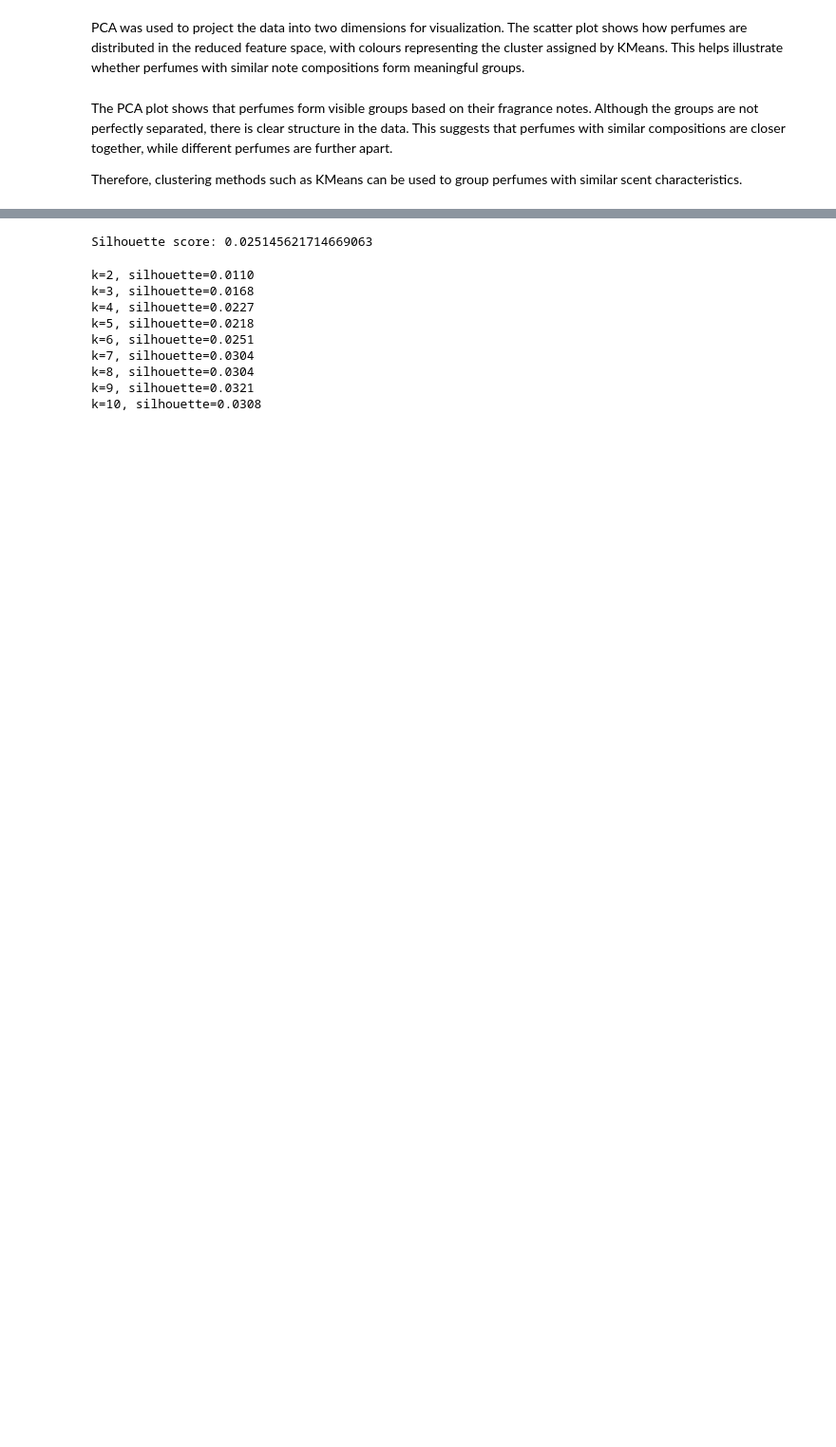
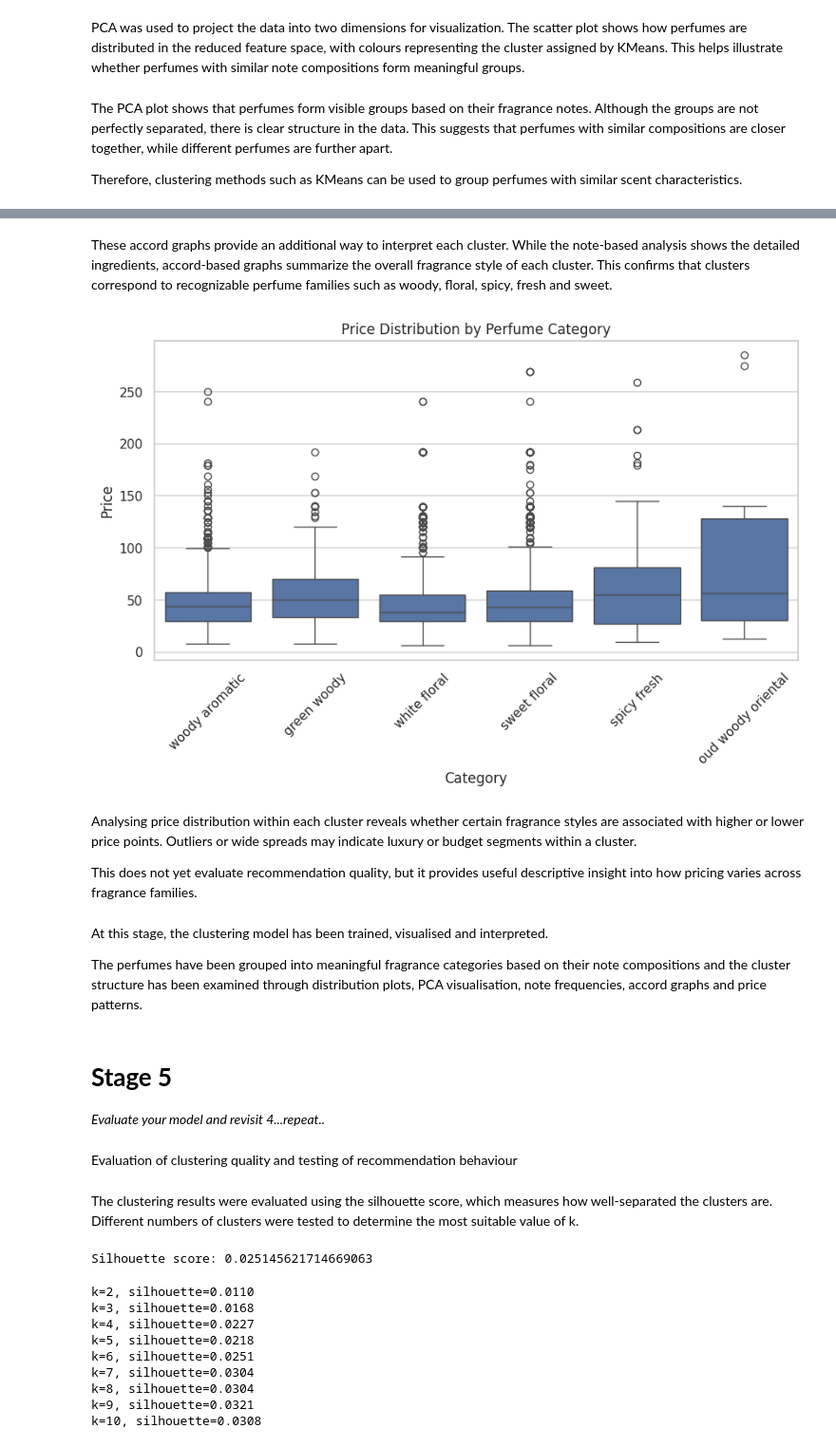
Before and after one commit to Oksana0020/perfumes, a Jupyter notebook: Project3_DataDrivenModel.ipynb, the cells around one changed output, grey strips where cells are left out. Shown at 95% size. Cells and saved outputs as stored; diff of their text form; code cells hidden in the pictures; blank space fills up the shorter version.

```diff
--- a/Project3_DataDrivenModel.ipynb
+++ b/Project3_DataDrivenModel.ipynb
@@ -485,3 +528,7 @@ Filtered linked dataset shape: (2701, 35)
+# %%
+# Filter to keep only main perfume types
+main_perfume_types = ["parfum", "eau de parfum", "eau de toilette", "eau de cologne"]
+df_model = df_model[df_model["type_clean"].isin(main_perfume_types)].copy()
 # %% [markdown]
 vectorization of notes
 
@@ -582,3 +870,39 @@ Therefore, clustering methods such as KMeans can be used to group perfumes with
+# %% [markdown]
+
+
+These accord graphs provide an additional way to interpret each cluster. While the note-based analysis shows the detailed ingredients, accord-based graphs summarize the overall fragrance style of each cluster. This confirms that clusters correspond to recognizable perfume families such as woody, floral, spicy, fresh and sweet.
+# %%
+df_model = pd.merge(
+    df_model,
+    fragrance[["Perfume", "Brand", "category"]].drop_duplicates(),
+    on=["Perfume", "Brand"],
+    how="left"
+)
+
+plt.figure(figsize=(10,5))
+sns.boxplot(x="category", y="price_clean", data=df_model)
+plt.title("Price Distribution by Perfume Category")
+plt.xlabel("Category")
+plt.ylabel("Price")
+plt.xticks(rotation=45)
+plt.show()
+# %% [output]
+[figure, added]
+# %% [markdown]
+Analysing price distribution within each cluster reveals whether certain fragrance styles are associated with higher or lower price points. Outliers or wide spreads may indicate luxury or budget segments within a cluster.
+
+This does not yet evaluate recommendation quality, but it provides useful descriptive insight into how pricing varies across fragrance families.
+# %% [markdown]
+At this stage, the clustering model has been trained, visualised and interpreted.
+
+The perfumes have been grouped into meaningful fragrance categories based on their note compositions and the cluster structure has been examined through distribution plots, PCA visualisation, note frequencies, accord graphs and price patterns.
+# %% [markdown]
+# **Stage 5**
+*Evaluate your model and revisit 4...repeat..*
+# %% [markdown]
+Evaluation of clustering quality and testing of recommendation behaviour
+# %% [markdown]
+The clustering results were evaluated using the silhouette score, which measures how well-separated the clusters are. Different numbers of clusters were tested to determine the most suitable value of k.
 # %%
 from sklearn.metrics import silhouette_score
 
```
Also changed, not shown: parts of 44 cells of this notebook.
